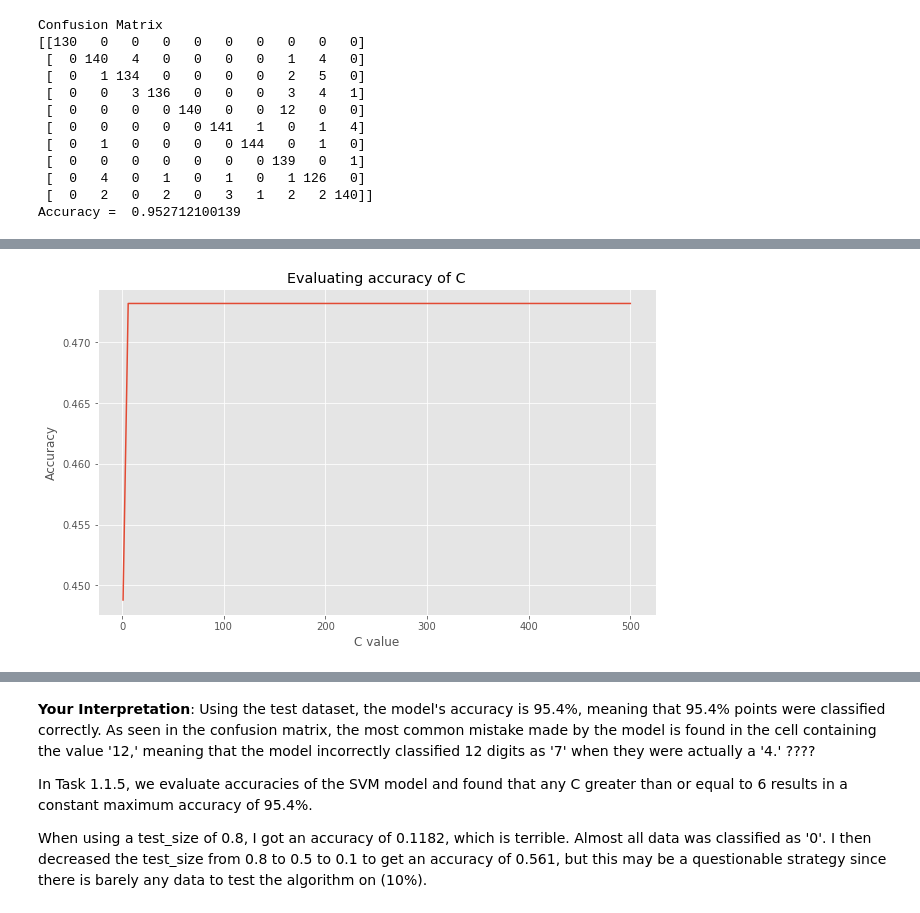
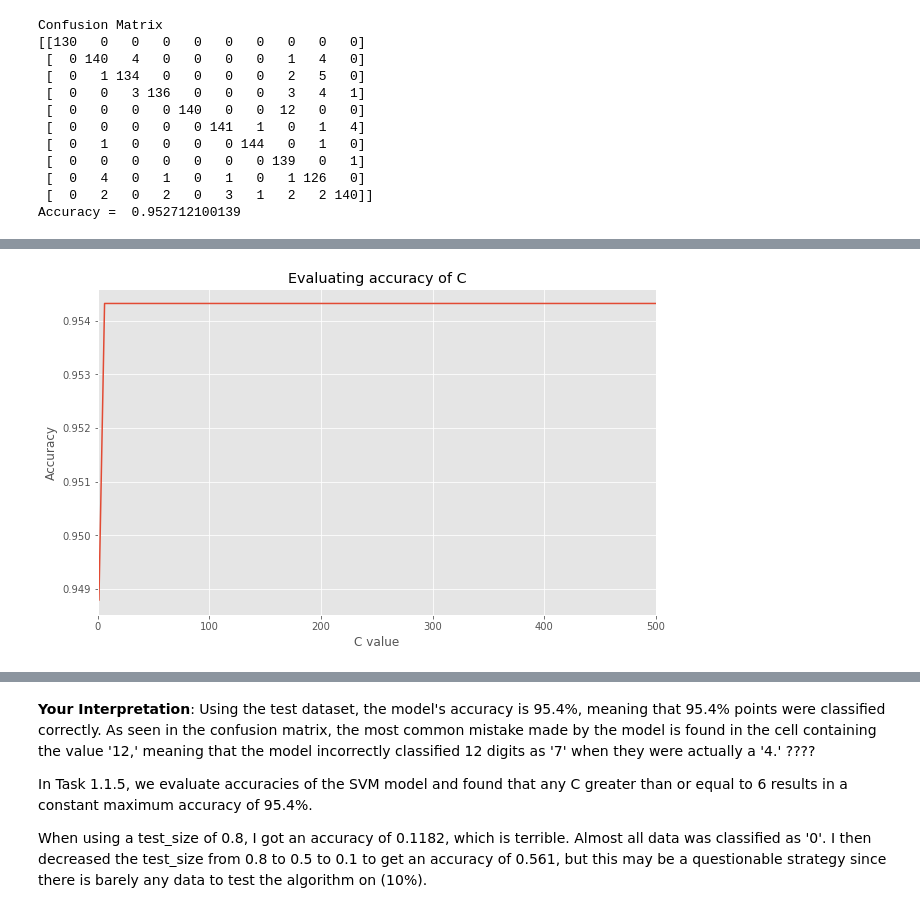
Before and after one commit to brookeslawski/datascience-homeworks-local, a Jupyter notebook: HW7/2018-HW7.ipynb, the cells around one changed output, grey strips where cells are left out. Drawn from its saved outputs; the diff is of its cells as text; code cells hidden in the pictures.

```diff
--- a/HW7/2018-HW7.ipynb
+++ b/HW7/2018-HW7.ipynb
@@ -119,8 +119,8 @@ train_test_split(X, y, random_state=1, test_size=0.8)
 # your solution goes here
 X_train, X_test, y_train, y_test = train_test_split(X, y, random_state=1, test_size=0.8)
 
-model = svm.SVC(kernel='rbf',C=100)
-model.fit(X_train, y_train)
+dig_svm = svm.SVC(kernel='rbf',C=100)  # change this one 6, 5, 4, 3, 2
+dig_svm.fit(X_train, y_train)
 # %% [output]
 SVC(C=100, cache_size=200, class_weight=None, coef0=0.0,
   decision_function_shape='ovr', degree=3, gamma='auto', kernel='rbf',
@@ -155,21 +161,22 @@ for ii in y_test:
 # %%
 #%% Task 1.1.5
-model.get_params()
+dig_svm.get_params()
 
 Cs = np.linspace(1,500,100)
 Accuracies = np.zeros(Cs.shape[0])
-for i,C in enumerate(Cs): # what is enumerate?
-    svm_model = svm.SVC(kernel='rbf', C = C)
-    scores = cross_val_score(estimator = svm_model, X = digits.data, y = digits.target, cv=5, scoring='accuracy')     # cv = 5 ??
+for i,C in enumerate(Cs):
+    dig_svm = svm.SVC(kernel='rbf', C = C)
+    scores = cross_val_score(estimator = dig_svm, X = X, y = y, cv=5, scoring='accuracy')     # cv = 5 ??
     Accuracies[i]  = scores.mean()
 
 plt.plot(Cs,Accuracies)
 plt.title('Evaluating accuracy of C')
 plt.xlabel('C value')
 plt.ylabel('Accuracy')
+#plt.xlim(0,500) # change this to (0, 10)
 plt.show()
 # %% [output]
-[figure, old version]
+[figure, new version]
 # %%
 plt.plot(Cs,Accuracies)
 plt.title('Evaluating accuracy of C')
```
Also changed, not shown: parts of 7 cells of this notebook, 1 other file.
